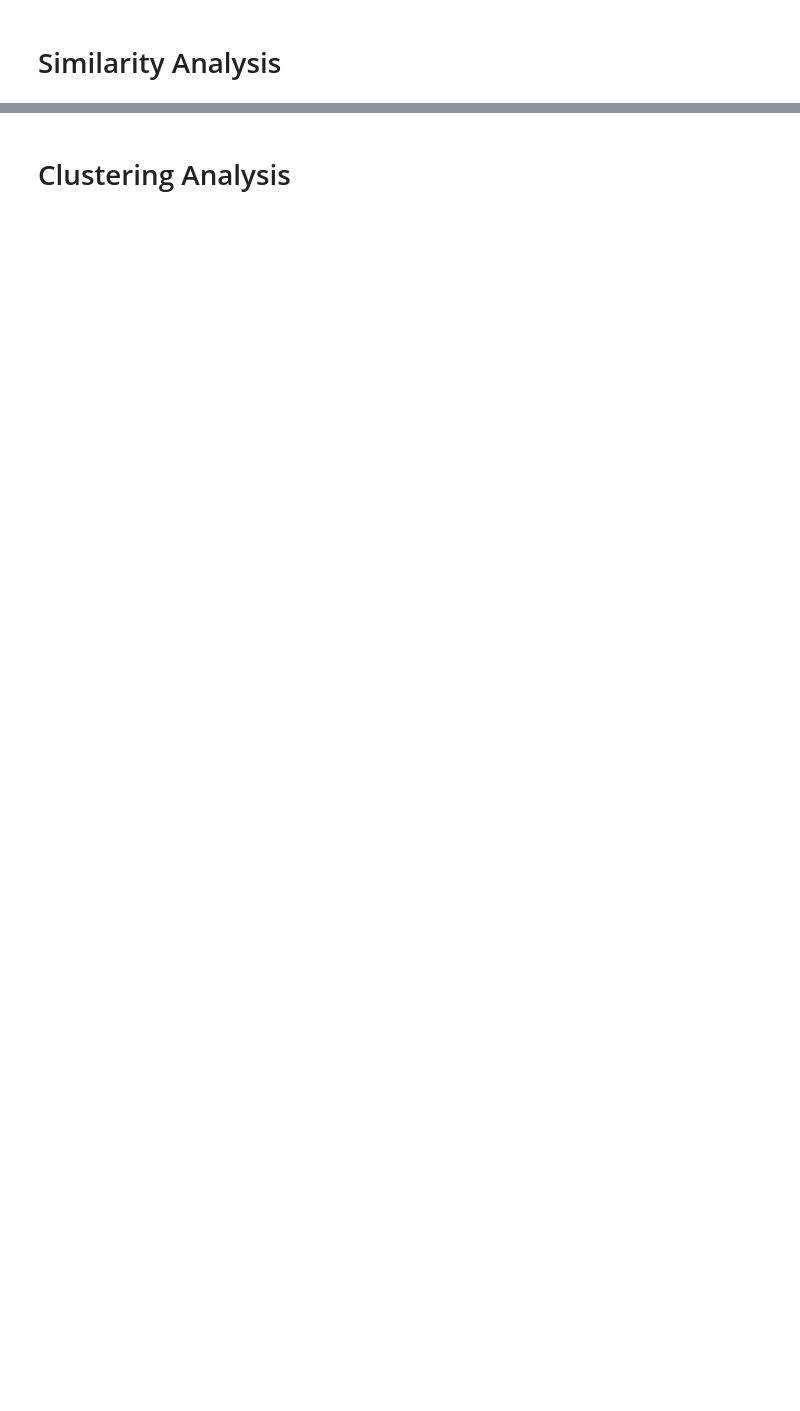
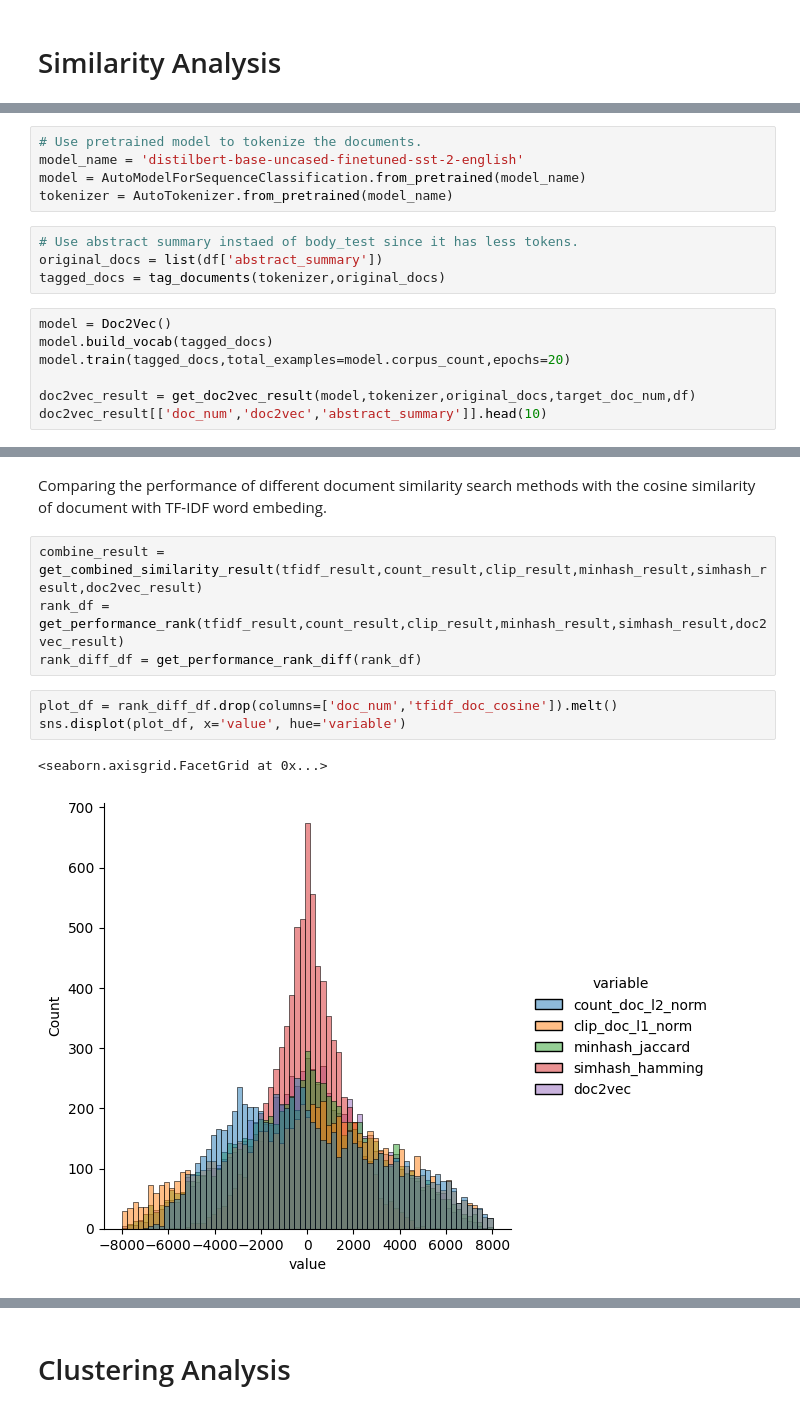
Before and after one commit to pywong-polyu/COMP5434-Big-Data-Computing, a Jupyter notebook: COMP5434_projecty.ipynb, the cells around one changed output, grey strips where cells are left out. Drawn from its saved outputs; the diff is of its cells as text; blank space fills up the shorter version.

Commit message:
combined scripts under utils, add readme

```diff
--- a/COMP5434_projecty.ipynb
+++ b/COMP5434_projecty.ipynb
@@ -541,0 +328,16 @@ plt.show()
+# %%
+# Use pretrained model to tokenize the documents.
+model_name = 'distilbert-base-uncased-finetuned-sst-2-english'
+model = AutoModelForSequenceClassification.from_pretrained(model_name)
+tokenizer = AutoTokenizer.from_pretrained(model_name)
+# %%
+# Use abstract summary instaed of body_test since it has less tokens.
+original_docs = list(df['abstract_summary'])
+tagged_docs = tag_documents(tokenizer,original_docs)
+# %%
+model = Doc2Vec()
+model.build_vocab(tagged_docs)
+model.train(tagged_docs,total_examples=model.corpus_count,epochs=20)
+
+doc2vec_result = get_doc2vec_result(model,tokenizer,original_docs,target_doc_num,df)
+doc2vec_result[['doc_num','doc2vec','abstract_summary']].head(10)
@@ -541,0 +358,12 @@ plt.show()
+# %% [markdown]
+Comparing the performance of different document similarity search methods with the cosine similarity of document with TF-IDF word embeding.
+# %%
+combine_result = get_combined_similarity_result(tfidf_result,count_result,clip_result,minhash_result,simhash_result,doc2vec_result)
+rank_df = get_performance_rank(tfidf_result,count_result,clip_result,minhash_result,simhash_result,doc2vec_result)
+rank_diff_df = get_performance_rank_diff(rank_df)
+# %%
+plot_df = rank_diff_df.drop(columns=['doc_num','tfidf_doc_cosine']).melt()
+sns.displot(plot_df, x='value', hue='variable')
+# %% [output]
+<seaborn.axisgrid.FacetGrid at 0x...>
+[figure, added]
```
Also changed, not shown: parts of 51 cells of this notebook, 10 other files.
